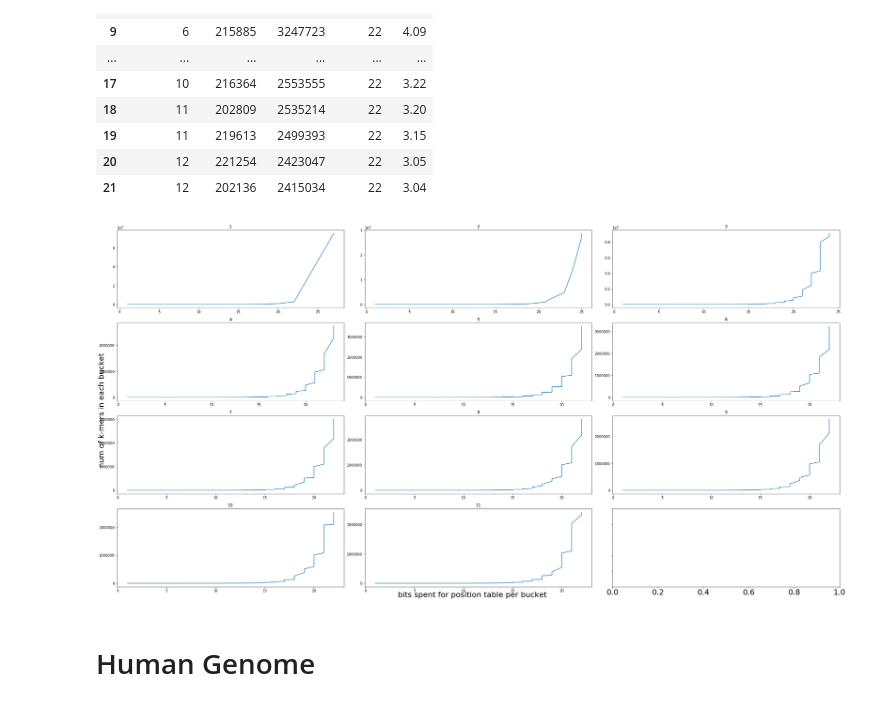
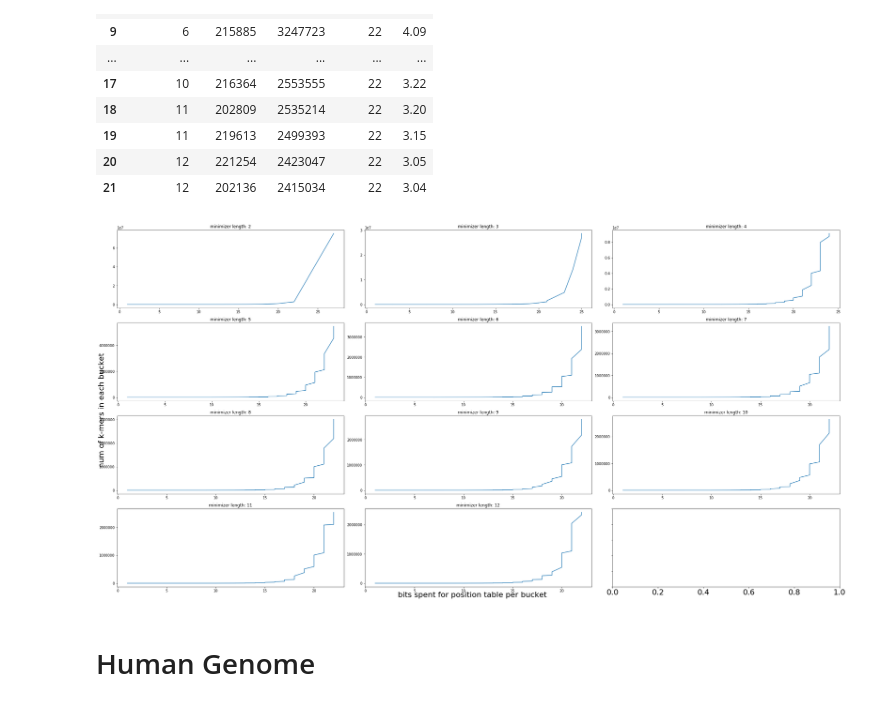
Before and after one commit to fataltes/quickNBs, a Jupyter notebook: pufferfish.ipynb, the cells around one changed output. Drawn from its saved outputs; the diff is of its cells as text; code cells hidden in the pictures.

```diff
--- a/pufferfish.ipynb
+++ b/pufferfish.ipynb
@@ -49,17 +49,17 @@ txp_maxRow
 # %%
 plt.rcParams.update({'font.size': 22})
 fig, ax = plt.subplots(nrows=4, ncols=3, sharex=True, sharey=True, figsize=(30, 15), )
 fig.text(0.5, 0.001, 'bits spent for position table per bucket', ha='center')
 fig.text(0.001, 0.5, 'num of k-mers in each bucket', va='center', rotation='vertical')
 plt.rcParams.update({'font.size': 10})
 for i in range(1,12):
     plt.subplot(4,3,i)
     plt.plot(txp_df[i+1].posBits, txp_df[i+1].kmerCnt)
-    plt.title(i)
+    plt.title("minimizer length: " + str(i+1))
 plt.tight_layout(pad=0.4, w_pad=0.5, h_pad=1.0)
 plt.rcParams.update({'font.size': 22})
 # %% [output]
-[figure, old version]
+[figure, new version]
 # %% [markdown]
 # Human Genome
 # %%
```
Also changed, not shown: parts of 1 cell of this notebook.
